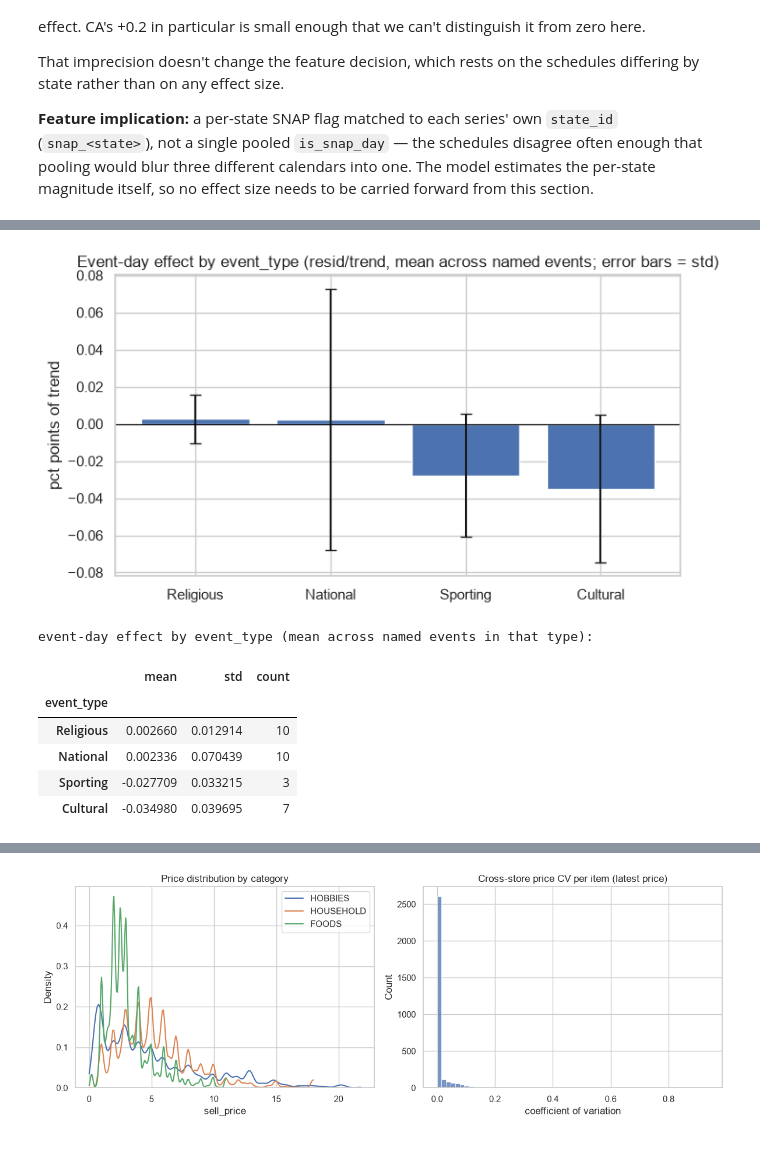
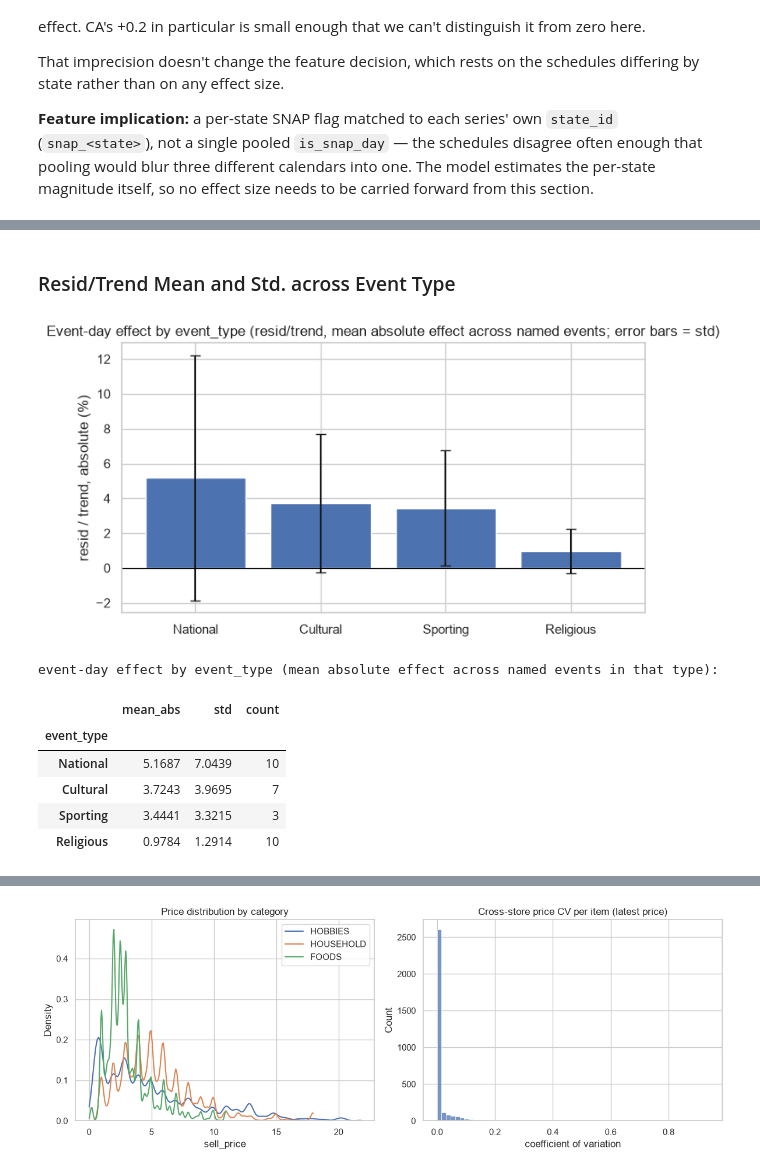
Before and after one commit to traha-89/M5_Forecasting_Accuracy, a Jupyter notebook: notebooks/02_eda.ipynb, the cells around one changed output, grey strips where cells are left out. Cells and saved outputs as stored; diff of their text form; code cells hidden in the pictures.

```diff
--- a/notebooks/02_eda.ipynb
+++ b/notebooks/02_eda.ipynb
@@ -556,11 +567,14 @@ def phase_effect(offset_days):
     vals.index = event_name.index
     return vals.groupby(event_name, observed=True).mean()
 
+# x100: resid/trend is a raw ratio, not a percentage - convert at the point of computation
+# (same convention as the SNAP section) so column names are true and match the +11.9%-style
+# language used in the Interpretation below.
 event_effect_df = pd.DataFrame({
-    "lead_up": phase_effect(-1),
-    "event_day": phase_effect(0),
-    "hangover": phase_effect(1),
+    "lead_up_pct": phase_effect(-1) * 100,
+    "event_day_pct": phase_effect(0) * 100,
+    "hangover_pct": phase_effect(1) * 100,
 })
 event_effect_df["event_type"] = event_type_lookup.groupby(event_name, observed=True).first()
 event_effect_df["n_occurrences"] = event_name.value_counts()
-event_effect_df = event_effect_df.sort_values("event_day", key=lambda s: s.abs(), ascending=False)
+event_effect_df = event_effect_df.sort_values("event_day_pct", key=lambda s: s.abs(), ascending=False)
@@ -621,27 +660,31 @@ headline_df
+# %% [markdown]
+### Resid/Trend Mean and Std. across Event Type
 # %%
-# Data prep: event-day effect aggregated by event_type
-type_effect = event_effect_df.groupby("event_type", observed=True)["event_day"].agg(["mean", "std", "count"])
-type_effect = type_effect.sort_values("mean", ascending=False)
+# Data prep: event-day effect aggregated by event_type (mean absolute effect avoids dip/lift cancellation)
+type_effect = event_effect_df.groupby("event_type", observed=True)["event_day_pct"].agg(
+    mean_abs=lambda s: s.abs().mean(), std="std", count="count"
+)
+type_effect = type_effect.sort_values("mean_abs", ascending=False)
 # %%
 # Plot: event-day effect by event_type
 fig, ax = plt.subplots(figsize=(7, 4))
-ax.bar(type_effect.index, type_effect["mean"], yerr=type_effect["std"], color="C0", capsize=4)
+ax.bar(type_effect.index, type_effect["mean_abs"], yerr=type_effect["std"], color="C0", capsize=4)
 ax.axhline(0, color="black", lw=0.8)
-ax.set_title("Event-day effect by event_type (resid/trend, mean across named events; error bars = std)")
-ax.set_ylabel("pct points of trend")
+ax.set_title("Event-day effect by event_type (resid/trend, mean absolute effect across named events; error bars = std)")
+ax.set_ylabel("resid / trend, absolute (%)")
 fig.tight_layout()
 fig.savefig(FIGURES_DIR / "events_by_type.png", dpi=150)
 plt.show()
 
-print("event-day effect by event_type (mean across named events in that type):")
-type_effect
+print("event-day effect by event_type (mean absolute effect across named events in that type):")
+type_effect.round(4)
 # %% [output]
-[figure, old version]
+[figure, new version]
-event-day effect by event_type (mean across named events in that type):
+event-day effect by event_type (mean absolute effect across named events in that type):
-|  | mean | std | count |
+|  | mean_abs | std | count |
 | event_type |  |  |  |
-| Religious | 0.002660 | 0.012914 | 10 |
-| National | 0.002336 | 0.070439 | 10 |
-| Sporting | -0.027709 | 0.033215 | 3 |
-| Cultural | -0.034980 | 0.039695 | 7 |
+| National | 5.1687 | 7.0439 | 10 |
+| Cultural | 3.7243 | 3.9695 | 7 |
+| Sporting | 3.4441 | 3.3215 | 3 |
+| Religious | 0.9784 | 1.2914 | 10 |
 # %% [markdown]
```
Also changed, not shown: parts of 44 cells of this notebook, 8 other files.
